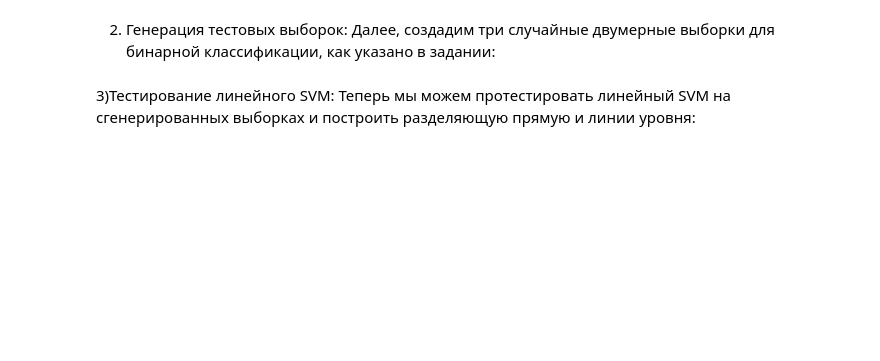
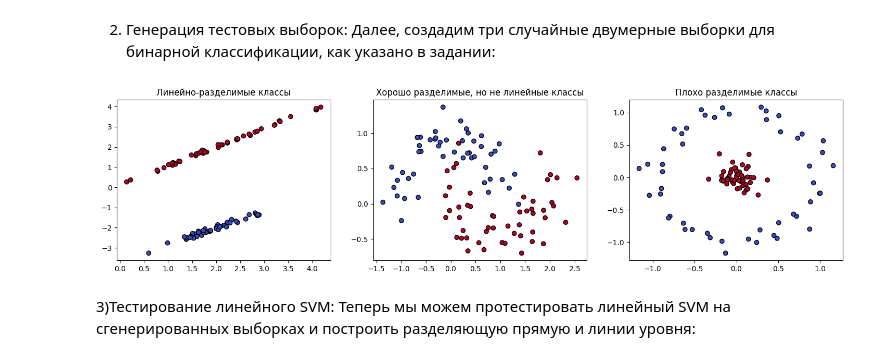
Before and after one commit to addmitriev66/MachineLearning2023, a Jupyter notebook: homework03/homework-practice-03-SVM.ipynb, the cells around one changed output. Drawn from its saved outputs; the diff is of its cells as text; code cells hidden in the pictures; blank space fills up the shorter version.

```diff
--- a/homework03/homework-practice-03-SVM.ipynb
+++ b/homework03/homework-practice-03-SVM.ipynb
@@ -176,29 +216,36 @@ class LinearSVM:
 Далее, создадим три случайные двумерные выборки для бинарной классификации, как указано в задании:
 # %%
 import matplotlib.pyplot as plt
-from sklearn.datasets import make_blobs, make_moons, make_classification
+from sklearn.datasets import make_classification, make_moons, make_circles
 
-# Генерируем линейно-разделимую выборку
-X1, y1 = make_classification(n_samples=100, n_features=2, n_informative=2, n_redundant=0, n_clusters_per_class=1, random_state=42)
+# Генерация линейно-разделимых классов
+X_linear, y_linear = make_classification(n_samples=100, n_features=2, n_informative=2, n_redundant=0,
+                                         n_clusters_per_class=1, class_sep=2, random_state=42)
 
-# Генерируем хорошо разделимую, но нелинейную выборку
-X2, y2 = make_moons(n_samples=100, noise=0.15, random_state=42)
+# Генерация хорошо разделимых, но не линейных классов
+X_nonlinear, y_nonlinear = make_moons(n_samples=100, noise=0.2, random_state=42)
 
-# Генерируем плохо разделимую выборку
-X3, y3 = make_blobs(n_samples=100, centers=2, random_state=42)
+# Генерация плохо разделимых классов
+X_hard, y_hard = make_circles(n_samples=100, factor=0.1, noise=0.1, random_state=42)
 
-# Отобразим полученные выборки
-plt.figure(figsize=(12, 4))
-plt.subplot(131)
-plt.scatter(X1[:, 0], X1[:, 1], c=y1, cmap='viridis')
-plt.title("Linearly Separable")
-plt.subplot(132)
-plt.scatter(X2[:, 0], X2[:, 1], c=y2, cmap='viridis')
-plt.title("Non-Linearly Separable")
-plt.subplot(133)
-plt.scatter(X3[:, 0], X3[:, 1], c=y3, cmap='viridis')
-plt.title("Poorly Separable")
+# Визуализация данных
+plt.figure(figsize=(18, 4))
+
+plt.subplot(1, 3, 1)
+plt.scatter(X_linear[:, 0], X_linear[:, 1], c=y_linear, cmap='coolwarm', edgecolors='k')
+plt.title('Линейно-разделимые классы')
+
+plt.subplot(1, 3, 2)
+plt.scatter(X_nonlinear[:, 0], X_nonlinear[:, 1], c=y_nonlinear, cmap='coolwarm', edgecolors='k')
+plt.title('Хорошо разделимые, но не линейные классы')
+
+plt.subplot(1, 3, 3)
+plt.scatter(X_hard[:, 0], X_hard[:, 1], c=y_hard, cmap='coolwarm', edgecolors='k')
+plt.title('Плохо разделимые классы')
+
 plt.show()
+# %% [output]
+[figure, added]
 # %% [markdown]
 3)Тестирование линейного SVM:
 Теперь мы можем протестировать линейный SVM на сгенерированных выборках и построить разделяющую прямую и линии уровня:
```
Also changed, not shown: parts of 10 cells of this notebook.
